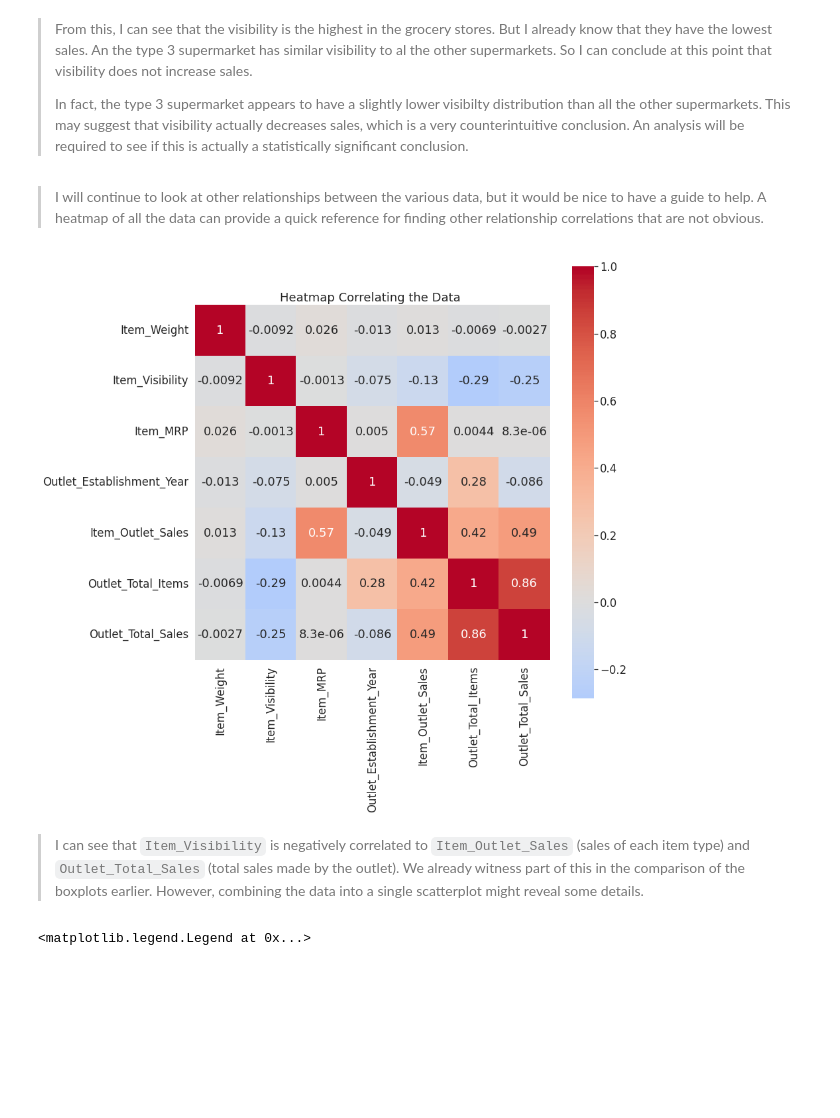
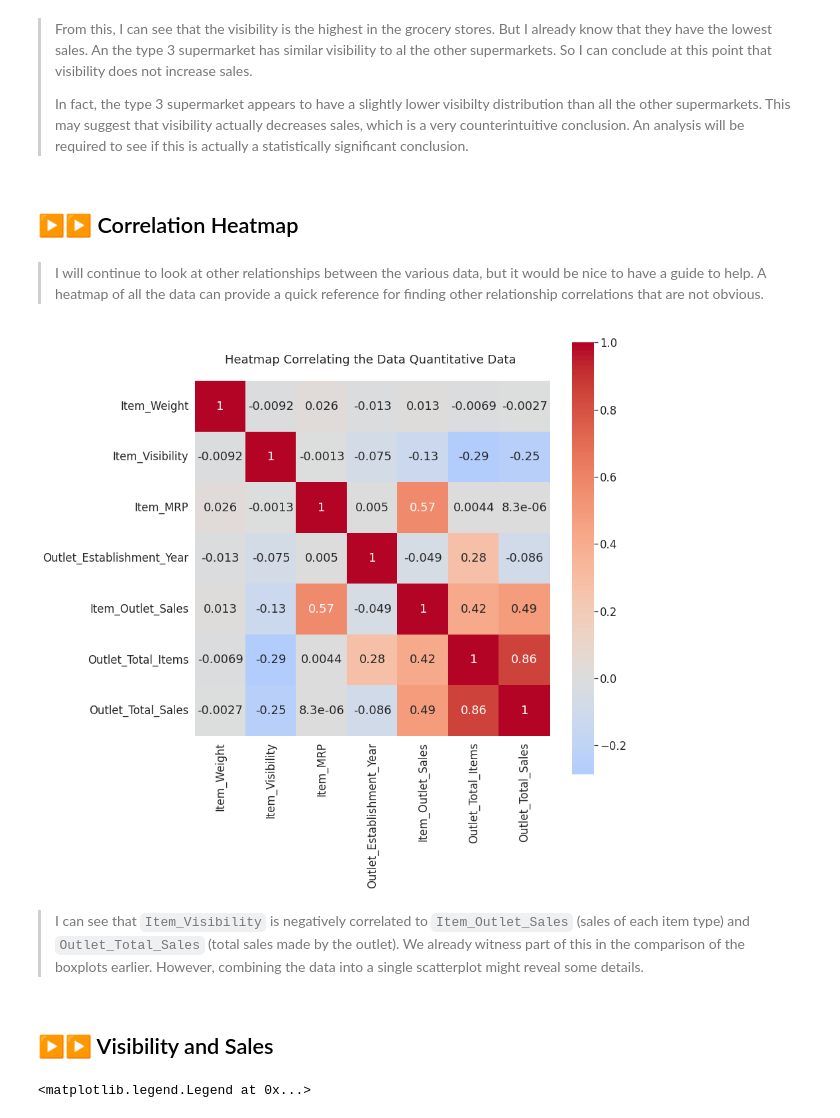
Before and after one commit to bngrossmann/food-sales-predictions, a Jupyter notebook: food_sales_predition.ipynb, the cells around one changed output. Saved outputs shown, nothing was run; the diff lists cells and outputs as text; code cells hidden in the pictures; blank space fills up the shorter version.

```diff
--- a/food_sales_predition.ipynb
+++ b/food_sales_predition.ipynb
@@ -607,19 +611,23 @@ box_ax.legend(title="Outlet Type")
 >From this, I can see that the visibility is the highest in the grocery stores. But I already know that they have the lowest sales. An the type 3 supermarket has similar visibility to al the other supermarkets. So I can conclude at this point that visibility does not increase sales.
 >
 >In fact, the type 3 supermarket appears to have a slightly lower visibilty distribution than all the other supermarkets. This may suggest that visibility actually decreases sales, which is a very counterintuitive conclusion. An analysis will be required to see if this is actually a statistically significant conclusion.
+# %% [markdown]
+## ▶▶ Correlation Heatmap
 # %% [markdown]
 >I will continue to look at other relationships between the various data, but it would be nice to have a guide to help. A heatmap of all the data can provide a quick reference for finding other relationship correlations that are not obvious.
 # %%
 plt.figure(figsize=(12,12))
 corr = df_sales.corr()
 heat_ax = sns.heatmap(corr,cmap='coolwarm', annot=True,square=True,center=0)
 
-heat_ax.set(title="Heatmap Correlating the Data ");
+heat_ax.set(title="Heatmap Correlating the Data Quantitative Data \n ");
 heat_ax.xaxis.grid(True);
 # %% [output]
-[figure, old version]
+[figure, new version]
 # %% [markdown]
 >I can see that `Item_Visibility` is negatively correlated to `Item_Outlet_Sales` (sales of each item type) and `Outlet_Total_Sales` (total sales made by the outlet). We already witness part of this in the comparison of the boxplots earlier. However, combining the data into a single scatterplot might reveal some details.
+# %% [markdown]
+## ▶▶ Visibility and Sales
 # %%
 plt.figure(figsize=(10,8))
 # plt.xticks(np.arange(0, 55, 5));
```
Also changed, not shown: parts of 5 cells of this notebook.
